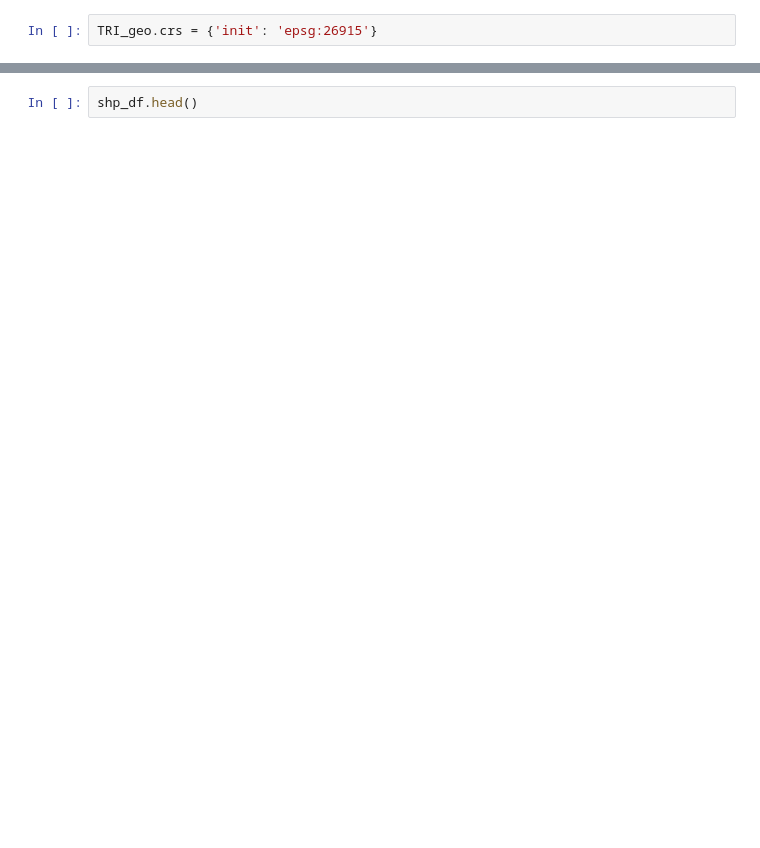
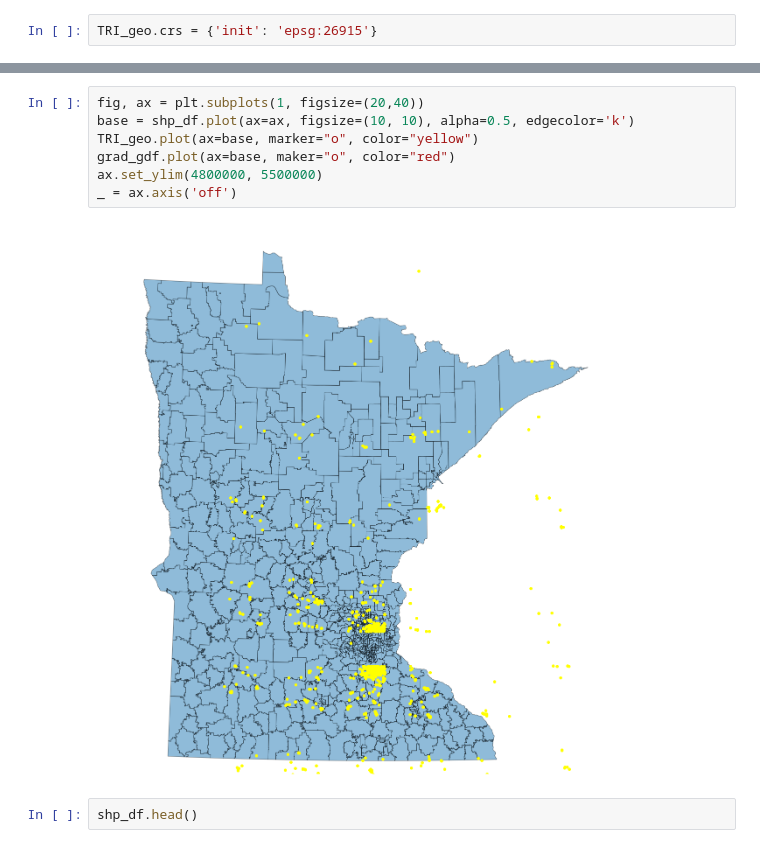
Before and after one commit to alvern/Group_Project_Grad_Rates, a Jupyter notebook: tri_geopandas.ipynb, the cells around one changed output, grey strips where cells are left out. Saved outputs shown, nothing was run; the diff lists cells and outputs as text; blank space fills up the shorter version.

```diff
--- a/tri_geopandas.ipynb
+++ b/tri_geopandas.ipynb
@@ -146,3 +131,12 @@ AttributeError: module 'geopandas' has no attribute 'points_from_xy'
+# %%
+fig, ax = plt.subplots(1, figsize=(20,40))
+base = shp_df.plot(ax=ax, figsize=(10, 10), alpha=0.5, edgecolor='k')
+TRI_geo.plot(ax=base, marker="o", color="yellow")
+grad_gdf.plot(ax=base, maker="o", color="red")
+ax.set_ylim(4800000, 5500000)
+_ = ax.axis('off')
+# %% [output]
+[figure, added]
 # %%
 shp_df.head()
 # %% [output]
```
Also changed, not shown: parts of 18 cells of this notebook, 4 other files.
